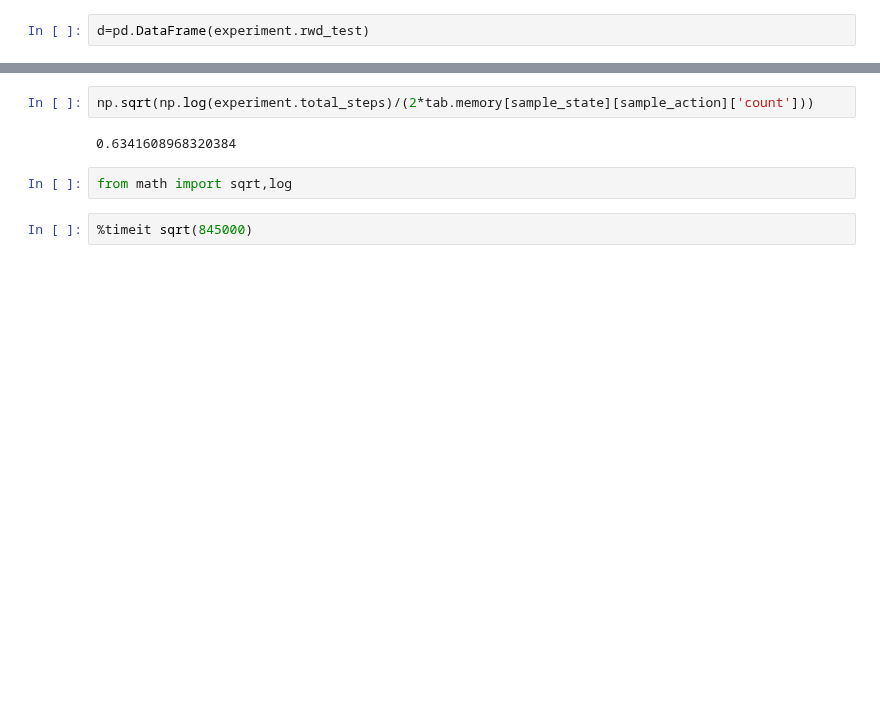
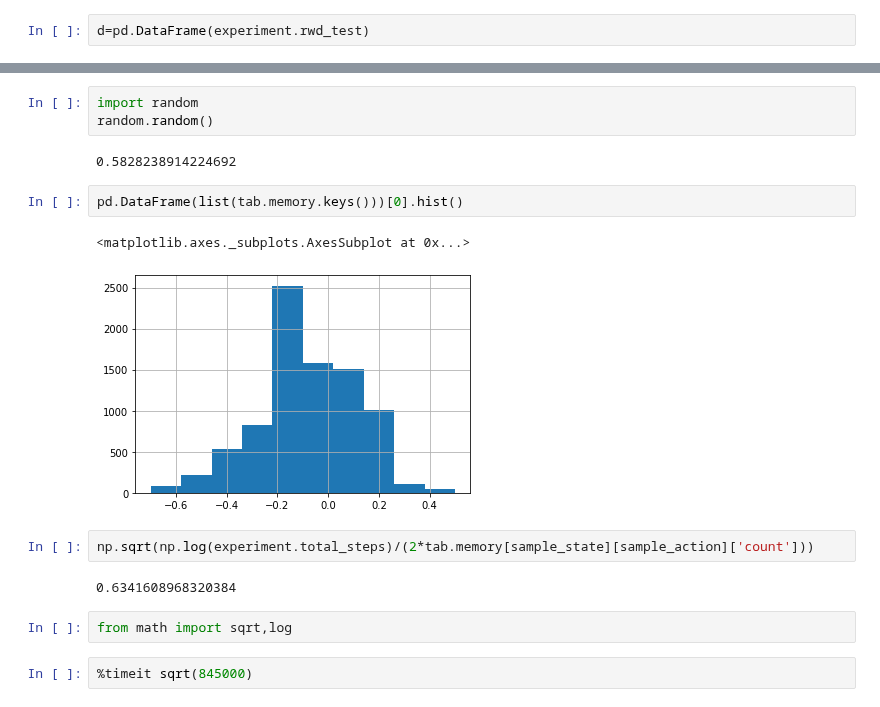
Before and after one commit to yetiminer/BUCLSE, a Jupyter notebook: 191010 Experiment2a-UCB resume train.ipynb, the cells around one changed output, grey strips where cells are left out. Cells and saved outputs as stored; diff of their text form; blank space fills up the shorter version.

```diff
--- a/191010 Experiment2a-UCB resume train.ipynb
+++ b/191010 Experiment2a-UCB resume train.ipynb
@@ -203,3 +254,13 @@ tab.memory[sample_state][sample_action]
+# %%
+import random
+random.random()
+# %% [output]
+0.5828238914224692
+# %%
+pd.DataFrame(list(tab.memory.keys()))[0].hist()
+# %% [output]
+<matplotlib.axes._subplots.AxesSubplot at 0x...>
+[figure, added]
 # %%
 np.sqrt(np.log(experiment.total_steps)/(2*tab.memory[sample_state][sample_action]['count']))
 # %% [output]
```
Also changed, not shown: parts of 16 cells of this notebook, 8 other files.
